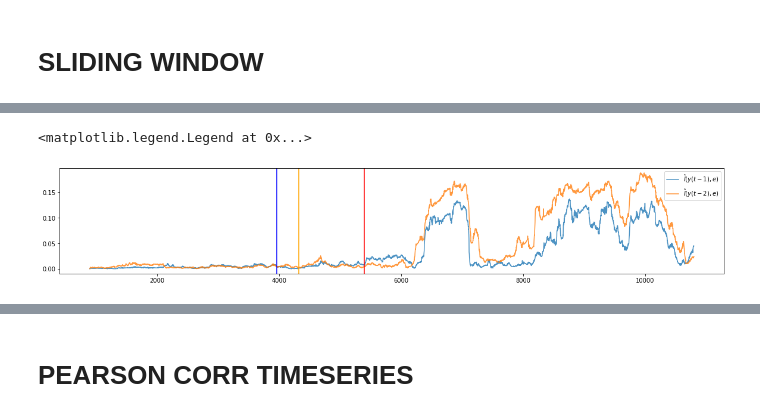
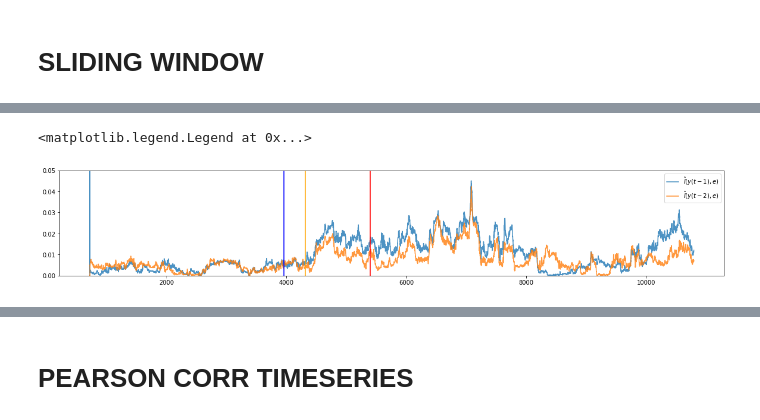
Before and after one commit to Joak01/modelos-estanque, a Jupyter notebook: notebooks/Colab/DETECCION_DE_OBSOLESCENCIA_LIMPIO_NBK_COLAB.ipynb, the cells around one changed output, grey strips where cells are left out. Cells and saved outputs as stored; diff of their text form; code cells hidden in the pictures.

```diff
--- a/notebooks/Colab/DETECCION_DE_OBSOLESCENCIA_LIMPIO_NBK_COLAB.ipynb
+++ b/notebooks/Colab/DETECCION_DE_OBSOLESCENCIA_LIMPIO_NBK_COLAB.ipynb
@@ -160,6 +125,4 @@ import torch.nn.functional as F
 sys.path.insert(1, '../src/build')
 from TSP import TSP
 # %%
-df_correcto = pd.read_csv('/content/prediccion_correcto.csv')
+df = pd.read_csv('/content/prediccion_falla_leve_bomba.csv')
-# %%
-df = pd.read_csv('/content/prediccion_falla_leve_mod2.csv')
@@ -375,7 +242,7 @@ n = 0
 # DISCRETE_INPUT = True
 
 
-window_size = int(3600/10*2.5) # 30 minutes
+window_size = int(3600/10*2) # 2 hours
 
 
 
@@ -488,19 +355,19 @@ for i in range(len(y)-window_size+1):
 # %%
 k=0
 plt.figure(figsize=(20,15))
 plt.subplot(4,1,k+1)
 # plt.plot(emis_f[:stop], label=r'$\hat{I}(f,e)$', alpha=0.8)
 plt.plot(emis_ym1 ,label=r'$\hat{I}(y(t-1),e)$', alpha=0.8)
 plt.plot(emis_ym2 , label=r'$\hat{I}(y(t-2),e)$', alpha=0.8)
 # plt.plot(emis_ym3, label=r'$\hat{I}(y(t-3),e)$', alpha=0.8)
 # plt.plot(emis_ym4, label=r'$\hat{I}(y(t-4),e)$', alpha=0.8)
 
 plt.axvline(x=int(36000/10+360), color = 'b')
 plt.axvline(x=int(36000/10+360*2), color = 'orange')
 plt.axvline(x=int(36000/10+360*5), color = 'r')
-
+plt.ylim((0,0.05))
 
 plt.legend()
 # %% [output]
 <matplotlib.legend.Legend at 0x...>
-[figure, old version]
+[figure, new version]
```
Also changed, not shown: parts of 34 cells of this notebook.
